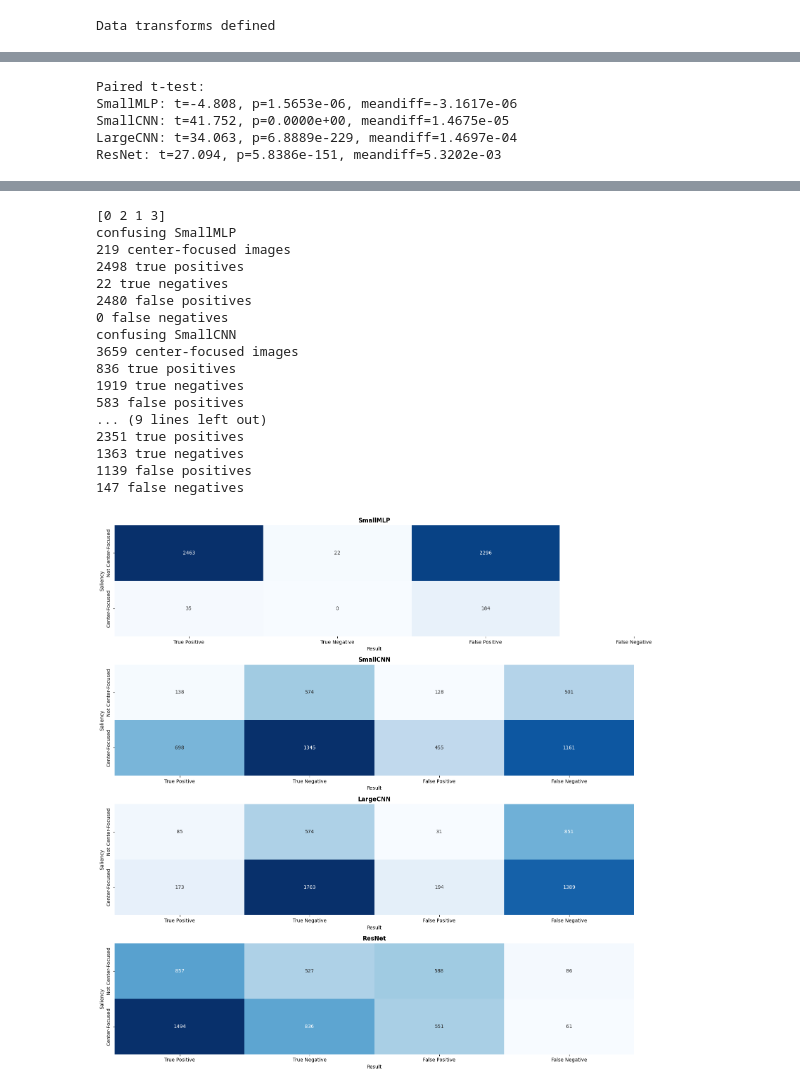
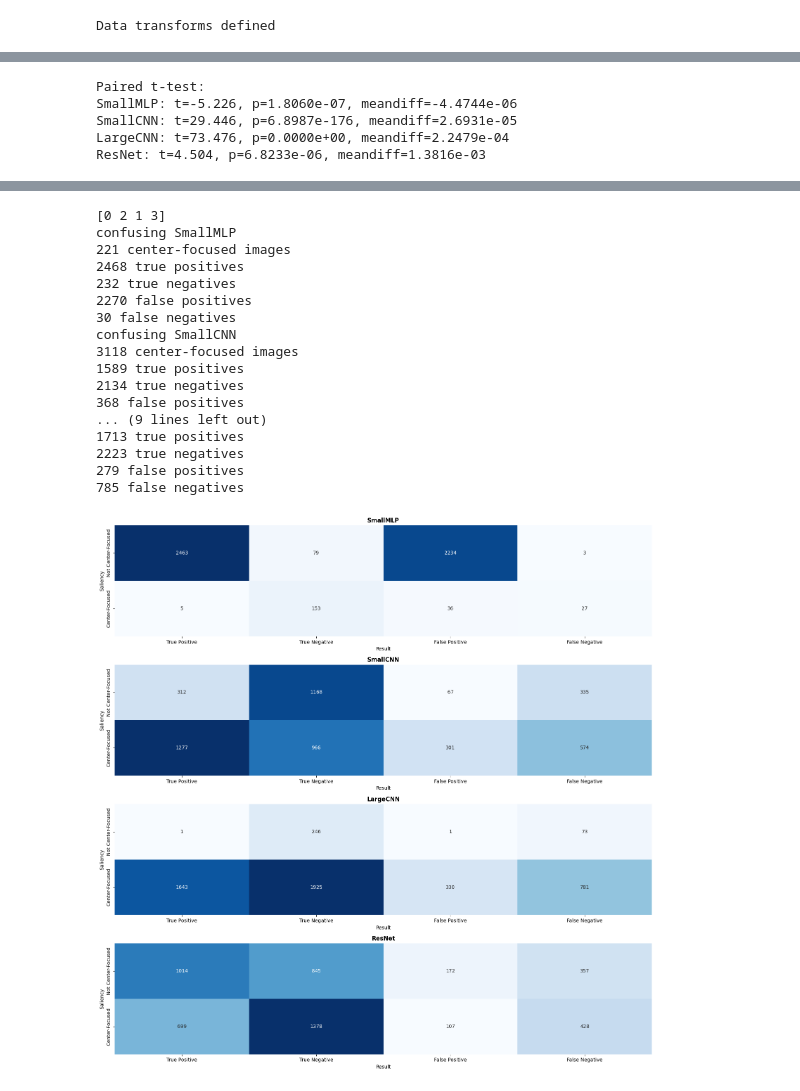
Before and after one commit to wtlu71/cnn-comp-med, a Jupyter notebook: notebook.ipynb, the cells around one changed output, grey strips where cells are left out. Drawn from its saved outputs; the diff is of its cells as text; code cells hidden in the pictures.

```diff
--- a/notebook.ipynb
+++ b/notebook.ipynb
@@ -143,8 +149,7 @@ gzip: data/test_y.h5 already exists; do you wish to overwrite (y or n)? y
 
 # is there a way to get this programmatically from the data or not worth it
 IMG_SIZE = 96
-# BATCH_SIZE = 2048
-BATCH_SIZE = 1024
+BATCH_SIZE = 2048
 # Training transforms with augmentation
 train_transforms = transforms.Compose([
     transforms.Resize((IMG_SIZE, IMG_SIZE)),
@@ -286,7 +291,7 @@ WEIGHT_DECAY = 1e-4
 LEARNING_RATE = 3e-4
 # finetune with less epochs to avoid forgetting
 # EPOCHS = 15
-EPOCHS = 1
+EPOCHS = 15
 PATIENCE = EPOCHS
 # patience- number of epochs the model continues after no improvement in validation loss
 
@@ -769,13 +764,13 @@ for container in p.containers:
   p.bar_label(container, fmt='%.2e', padding=-10)
 plt.show()
 # paired t-test of center vs. outer for each model
-models = sal_df["modelname"].unique()
+model_names = sal_df["modelname"].unique()
 print("Paired t-test:")
-for model in models:
-    sub = sal_df[sal_df["modelname"] == model]
+for model_name in model_names:
+    sub = sal_df[sal_df["modelname"] == model_name]
     tval, pval = ttest_rel(sub["center"], sub["outer"])
     meandiff = (sub["center"] - sub["outer"]).mean()
-    print(f"{model}: t={tval:.3f}, p={pval:.4e}, meandiff={meandiff:.4e}")
+    print(f"{model_name}: t={tval:.3f}, p={pval:.4e}, meandiff={meandiff:.4e}")
 
 # plot center vs. outer focus ratio for each model
 p = sns.barplot(data=sal_df, x="modelname", y="center ratio")
@@ -787,8 +782,8 @@ plt.show()
 #1-way ANOVA and Tukey post-hoc for significant difference in center focus b/w models
 # drop nans because it will break ANOVA- we exclude them from statistical significance here
 clean_df = sal_df.dropna(subset=["center ratio"])
-groups = [clean_df[clean_df["modelname"] == model]["center ratio"]
-          for model in models]
+groups = [clean_df[clean_df["modelname"] == model_name]["center ratio"]
+          for model_name in model_names]
 Fval, pval = f_oneway(*groups)
 print(f"ANOVA: F = {Fval:.4f}, p = {pval:.4e}")
 tukey = pairwise_tukeyhsd(endog=clean_df["center ratio"], groups=clean_df["modelname"], alpha=0.05)
@@ -909,5 +904,5 @@ plt.show()
 Paired t-test:
-SmallMLP: t=-4.808, p=1.5653e-06, meandiff=-3.1617e-06
-SmallCNN: t=41.752, p=0.0000e+00, meandiff=1.4675e-05
-LargeCNN: t=34.063, p=6.8889e-229, meandiff=1.4697e-04
-ResNet: t=27.094, p=5.8386e-151, meandiff=5.3202e-03
+SmallMLP: t=-5.226, p=1.8060e-07, meandiff=-4.4744e-06
+SmallCNN: t=29.446, p=6.8987e-176, meandiff=2.6931e-05
+LargeCNN: t=73.476, p=0.0000e+00, meandiff=2.2479e-04
+ResNet: t=4.504, p=6.8233e-06, meandiff=1.3816e-03
@@ -935,18 +930,18 @@ Name: center ratio, dtype: int64
 [0 2 1 3]
 confusing SmallMLP
-219 center-focused images
-2498 true positives
-22 true negatives
-2480 false positives
-0 false negatives
+221 center-focused images
+2468 true positives
+232 true negatives
+2270 false positives
+30 false negatives
 confusing SmallCNN
-3659 center-focused images
-836 true positives
-1919 true negatives
-583 false positives
+3118 center-focused images
+1589 true positives
+2134 true negatives
+368 false positives
 ... (9 lines left out)
-2351 true positives
-1363 true negatives
-1139 false positives
-147 false negatives
+1713 true positives
+2223 true negatives
+279 false positives
+785 false negatives
-[figure, old version]
+[figure, new version]
```
Also changed, not shown: parts of 19 cells of this notebook.
